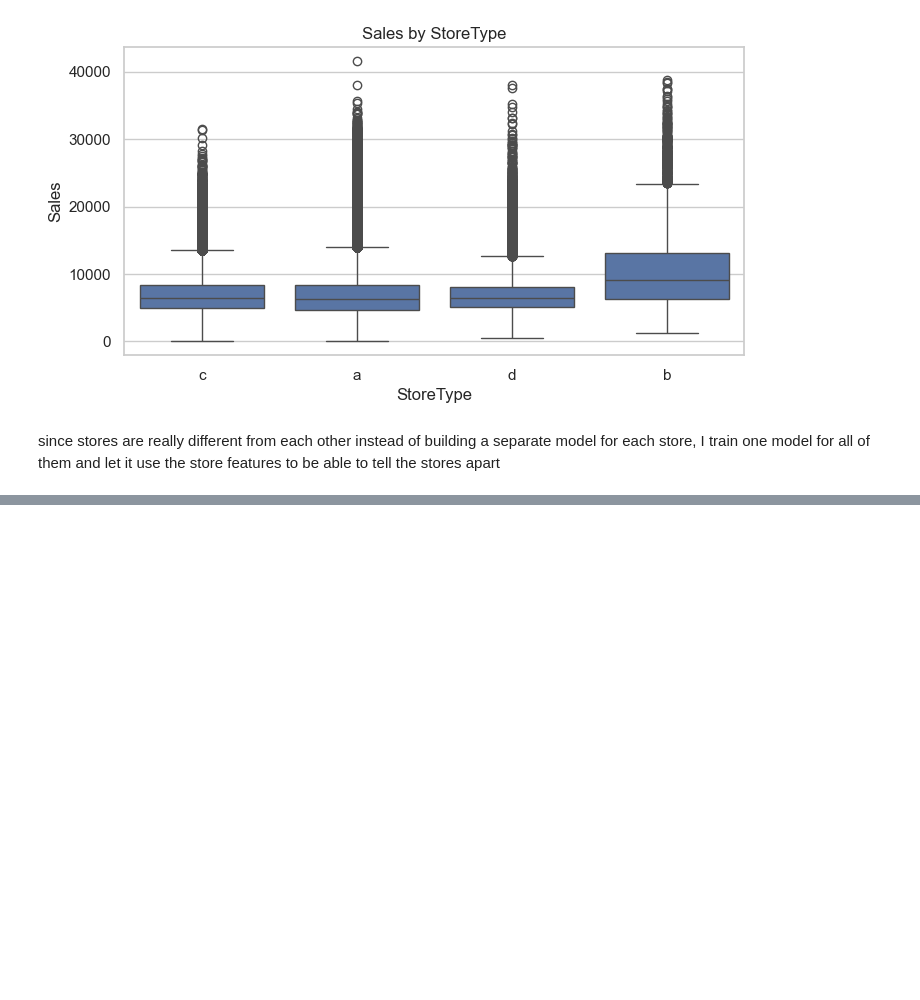
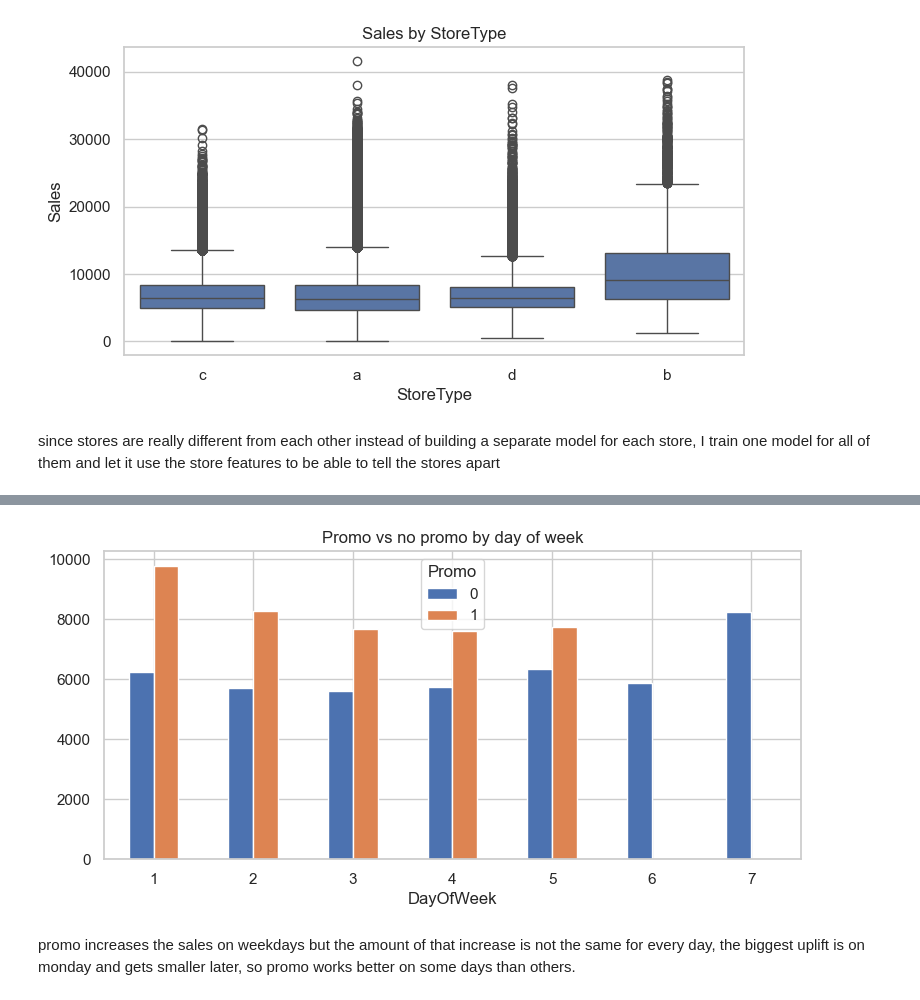
Before and after one commit to sam-ensafi/retail-sales-forecasting-rossmann, a Jupyter notebook: notebooks/eda.ipynb, the cells around one changed output, grey strips where cells are left out. Cells and saved outputs as stored; diff of their text form; code cells hidden in the pictures; blank space fills up the shorter version.

Commit message:
promo by weekday and key findings

```diff
--- a/notebooks/eda.ipynb
+++ b/notebooks/eda.ipynb
@@ -522,0 +527,4 @@ since stores are really different from each other instead of building a separate
+# %%
+# avrg sales of each weekday promo day vs no promo day
+promo_by_day = open_df.groupby(["DayOfWeek","Promo"])['Sales'].mean().unstack()
+print(promo_by_day.round(0))
@@ -522,0 +553,8 @@ since stores are really different from each other instead of building a separate
+# %%
+promo_by_day.plot(kind='bar',figsize=(9, 4), title="Promo vs no promo by day of week")
+plt.xticks(rotation=0)
+plt.show()
+# %% [output]
+[figure, added]
+# %% [markdown]
+promo increases the sales on weekdays but the amount of that increase is not the same for every day, the biggest uplift is on monday and gets smaller later, so promo works better on some days than others.
```
Also changed, not shown: parts of 5 cells of this notebook.
